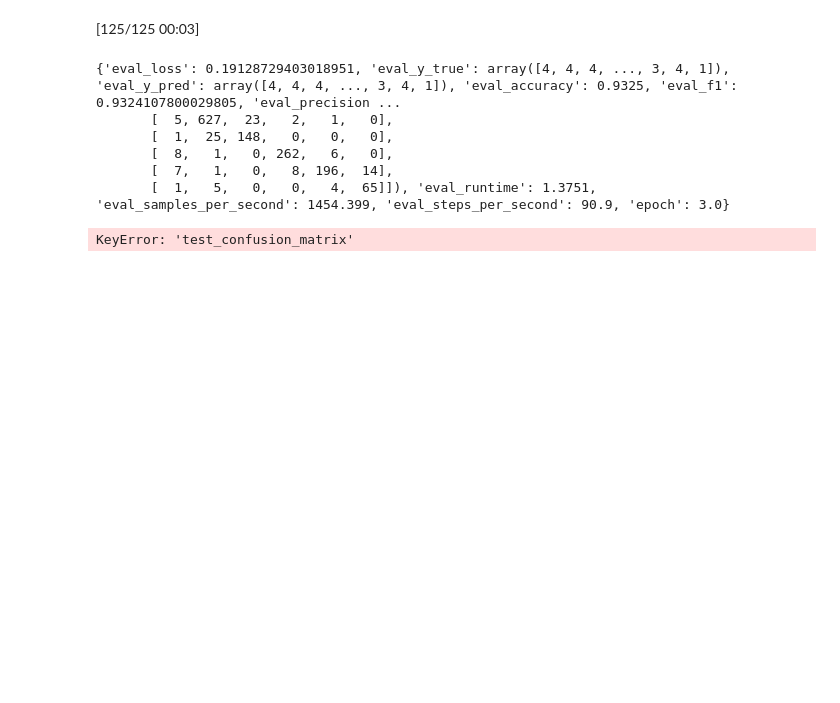
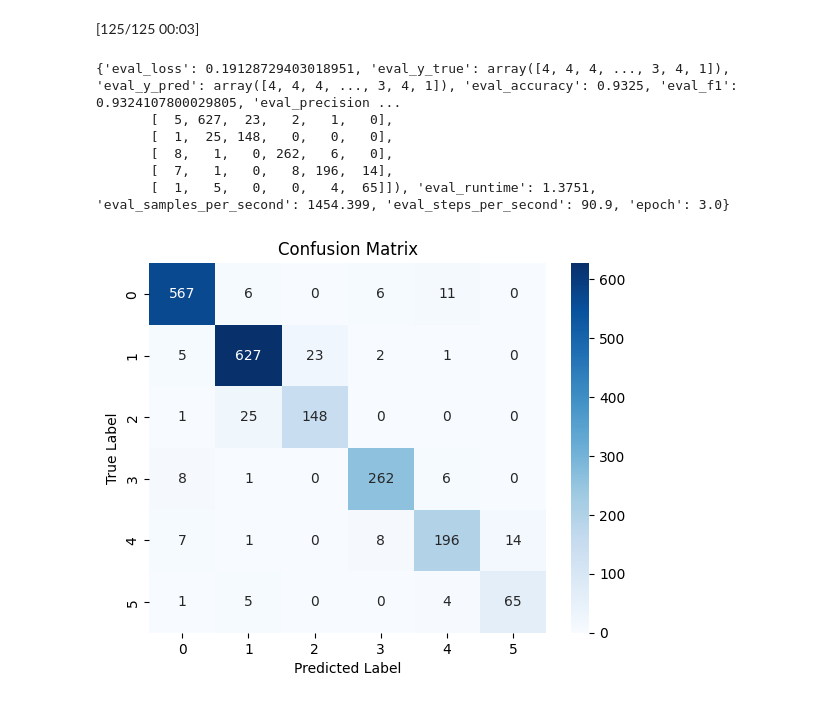
Before and after one commit to manhhungtr211/LLMProject-TextClassification, a Jupyter notebook: sentiment_model.ipynb, the cells around one changed output. Saved outputs shown, nothing was run; the diff lists cells and outputs as text; code cells hidden in the pictures; blank space fills up the shorter version.

```diff
--- a/sentiment_model.ipynb
+++ b/sentiment_model.ipynb
@@ -95,9 +106,9 @@ df = df.sample(frac=1, random_state=42).reset_index(drop=True)
 train_dataset, temp_data = train_test_split(df, test_size=0.2, random_state=42)
 val_dataset, test_dataset = train_test_split(temp_data, test_size=0.5, random_state=42)
 # %%
-train_data_path = 'train.csv'
-val_data_path = 'val.csv'
-test_data_path = 'test.csv'
+train_data_path = '/content/drive/MyDrive/train.csv'
+val_data_path = '/content/drive/MyDrive/val.csv'
+test_data_path = '/content/drive/MyDrive/test.csv'
 # %%
 train_dataset.to_csv(train_data_path, index=False)
 val_dataset.to_csv(val_data_path, index=False)
@@ -174,7 +202,7 @@ def compute_metrics(pred):
         'confusion_matrix': cm
     }
 # %%
-repo_name = "sentiment_model"
+repo_name = "/content/drive/MyDrive/sentiment_model"
 
 train_args = TrainingArguments(
     output_dir=repo_name,
@@ -235,12 +295,12 @@ print(test_results)
        [  7,   1,   0,   8, 196,  14],
        [  1,   5,   0,   0,   4,  65]]), 'eval_runtime': 1.3751, 'eval_samples_per_second': 1454.399, 'eval_steps_per_second': 90.9, 'epoch': 3.0}
 # %%
-cm = test_results['test_confusion_matrix']
+cm = test_results['eval_confusion_matrix']
 
 sns.heatmap(cm, annot=True, fmt='d', cmap='Blues')
 plt.title('Confusion Matrix')
 plt.xlabel('Predicted Label')
 plt.ylabel('True Label')
 plt.show()
 # %% [output]
-KeyError: 'test_confusion_matrix'
+[figure, added]
```
Also changed, not shown: parts of 13 cells of this notebook.
